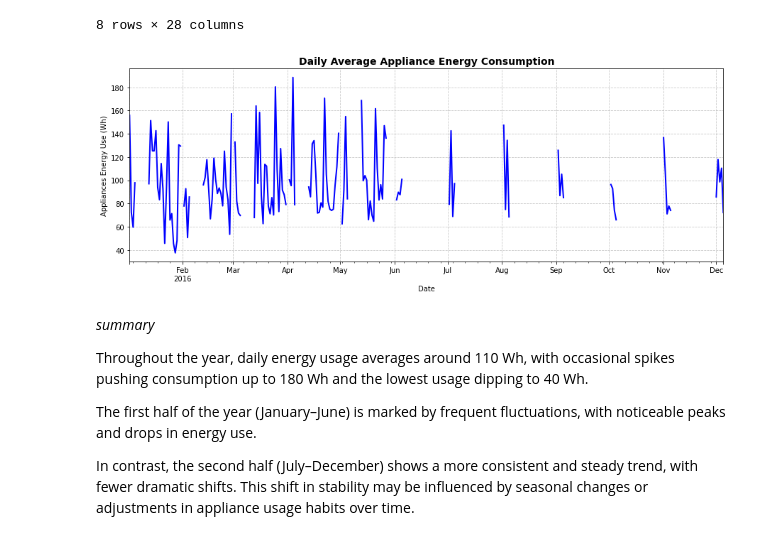
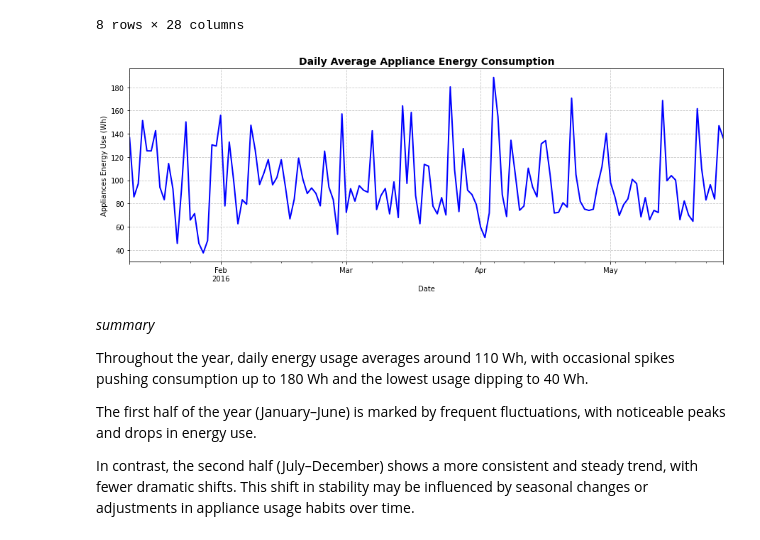
Before and after one commit to EngBrian/Appliances_Energy_Prediction, a Jupyter notebook: index.ipynb, the cells around one changed output. Cells and saved outputs as stored; diff of their text form; code cells hidden in the pictures.

```diff
--- a/index.ipynb
+++ b/index.ipynb
@@ -172,28 +160,29 @@ df.describe()
 # %%
 # Plot a line graph of Daily Trend of Appliance Energy Consumption
 
-# Convert 'date' column to datetime and set it as the index
-#df.rename(columns={' date': 'date'}, inplace=True)  # Fix leading space
-df['date'] = pd.to_datetime(df['date'])
+## Convert 'date' column to datetime with dayfirst=True
+df['date'] = pd.to_datetime(df['date'], dayfirst=True)
+
+# Set as index
 df.set_index('date', inplace=True)
 
 # Resample to compute the daily average energy consumption
 daily_usage = df['Appliances'].resample('D').mean()
 
 # Create the plot
 fig, ax = plt.subplots(figsize=(15, 5))
 daily_usage.plot(ax=ax, color='blue', linewidth=2)
 
 # Enhance visualization
 ax.set_title('Daily Average Appliance Energy Consumption', fontsize=14, fontweight='bold')
 ax.set_ylabel('Appliances Energy Use (Wh)')
 ax.set_xlabel('Date')
 ax.grid(True, linestyle='--', alpha=0.7)
 
 # Display the plot
 plt.show()
 # %% [output]
-[figure, old version]
+[figure, new version]
 # %% [markdown]
 _summary_
 
```
Also changed, not shown: parts of 4 cells of this notebook.
